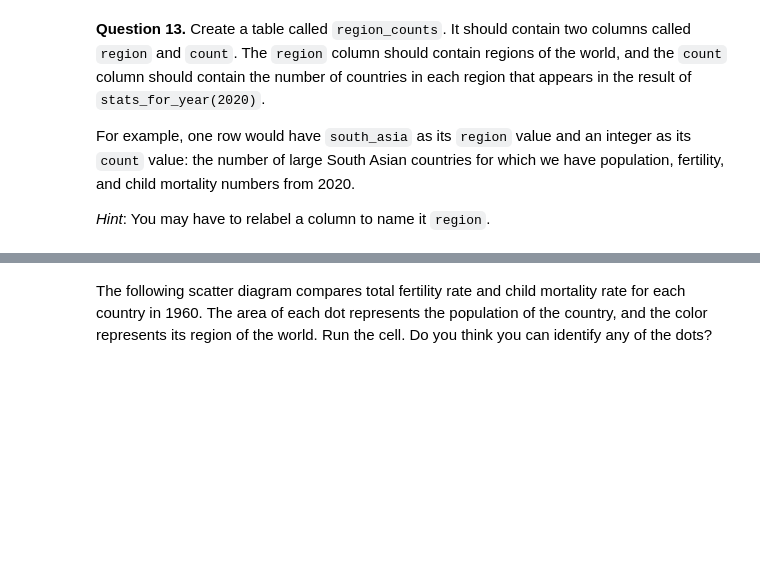
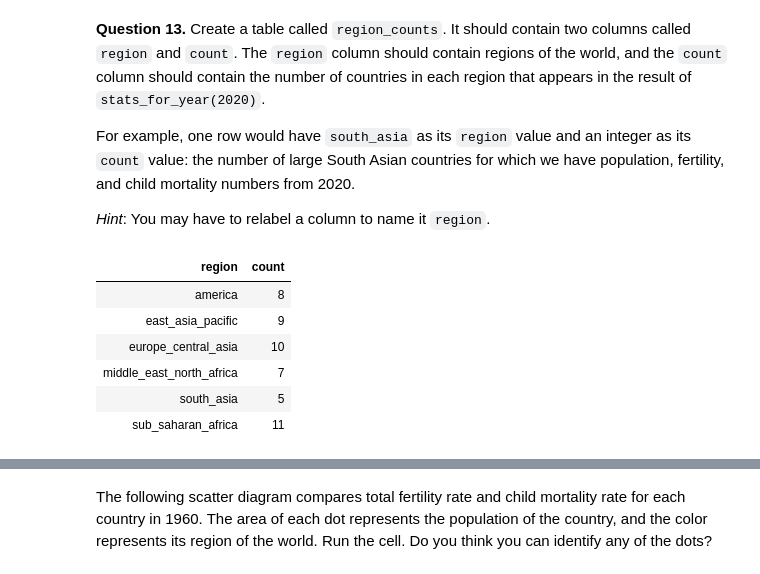
Before and after one commit to cblack-3/cblack-DA-Fall-Intro, a Jupyter notebook: Project 1/project1.ipynb, the cells around one changed output, grey strips where cells are left out. Cells and saved outputs as stored; diff of their text form; code cells hidden in the pictures; blank space fills up the shorter version.

```diff
--- a/Project 1/project1.ipynb
+++ b/Project 1/project1.ipynb
@@ -476,2 +509,15 @@ region_counts
+# %%
+countries_relabeled = countries_selected_columns.relabel('country', 'geo').relabel('world_6region', 'region')
+stats_for_2020 = stats_for_year(2020).join('geo', countries_relabeled, 'geo')
+region_counts = stats_for_2020.group('region')
+region_counts
+# %% [output]
+| region | count |
+| america | 8 |
+| east_asia_pacific | 9 |
+| europe_central_asia | 10 |
+| middle_east_north_africa | 7 |
+| south_asia | 5 |
+| sub_saharan_africa | 11 |
 # %%
 grader.check("q1_13")
```
Also changed, not shown: parts of 14 cells of this notebook, 1 other file.
